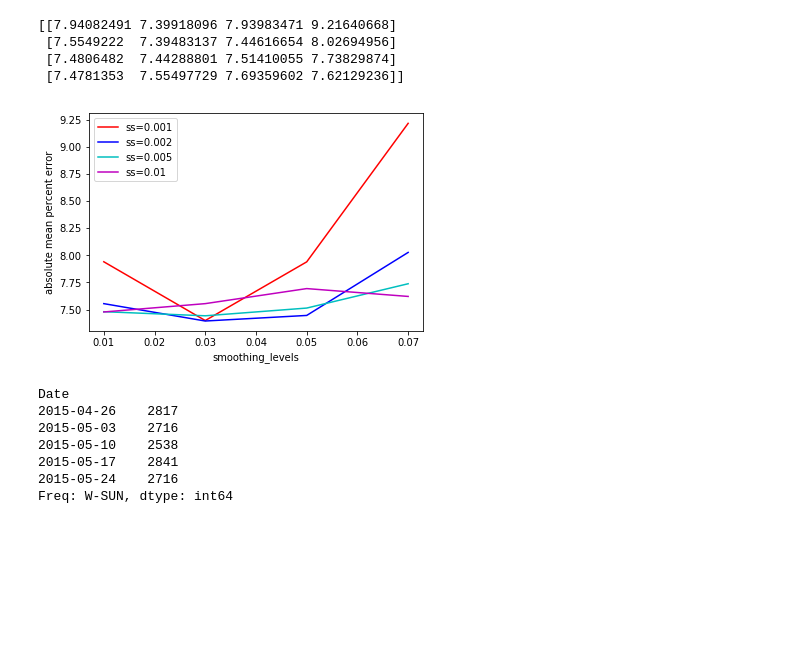
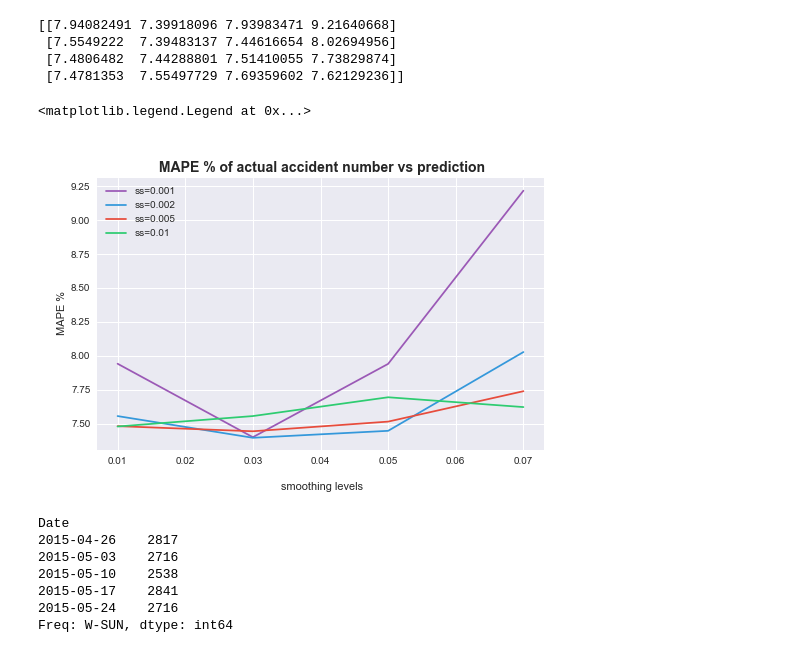
Before and after one commit to codingNinjaSatoshiSeven/CMPE255_Final_Project, a Jupyter notebook: time_series.ipynb, the cells around one changed output. Drawn from its saved outputs; the diff is of its cells as text; code cells hidden in the pictures; blank space fills up the shorter version.

```diff
--- a/time_series.ipynb
+++ b/time_series.ipynb
@@ -67,17 +53,20 @@ print(result_exp_smoothing)
  [7.5549222  7.39483137 7.44616654 8.02694956]
  [7.4806482  7.44288801 7.51410055 7.73829874]
  [7.4781353  7.55497729 7.69359602 7.62129236]]
-# %%
-plt.plot(smoothing_levels, result_exp_smoothing[0,:], '-r')
-plt.plot(smoothing_levels, result_exp_smoothing[1,:], '-b')
-plt.plot(smoothing_levels, result_exp_smoothing[2,:], '-c')
-plt.plot(smoothing_levels, result_exp_smoothing[3,:], '-m')
-plt.xlabel('smoothing_levels')
-plt.ylabel('absolute mean percent error')
-plt.legend(['ss=0.001', 'ss=0.002', 'ss=0.005', 'ss=0.01'], loc='upper left')
-plt.show()
-# %% [output]
-[figure, removed]
+# %%
+sns.set()
+fig, ax = plt.subplots(figsize=(8,5))
+ax.plot(smoothing_levels, result_exp_smoothing[0,:], label='ss=0.001', color="#9b59b6")
+ax.plot(smoothing_levels, result_exp_smoothing[1,:], label='ss=0.002', color="#3498db")
+ax.plot(smoothing_levels, result_exp_smoothing[2,:], label='ss=0.005', color="#e74c3c")
+ax.plot(smoothing_levels, result_exp_smoothing[3,:], label='ss=0.01', color="#2ecc71")
+ax.set_title('\n MAPE % of actual accident number vs prediction', fontsize=14, fontweight='bold')
+ax.set(ylabel='\n MAPE %')
+ax.set(xlabel='\n smoothing levels')
+ax.legend(['ss=0.001', 'ss=0.002', 'ss=0.005', 'ss=0.01'], loc='upper left')
+# %% [output]
+<matplotlib.legend.Legend at 0x...>
+[figure, added]
 # %%
 expo_model = ExponentialSmoothing(trend='add',endog=train)
 model_expo_fit = expo_model.fit(smoothing_level=0.03, smoothing_slope=0.002)
```
Also changed, not shown: parts of 13 cells of this notebook.
